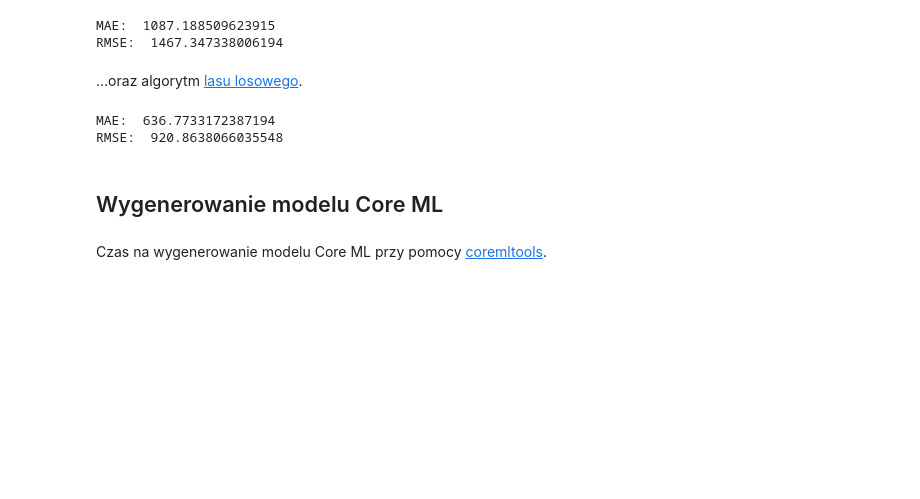
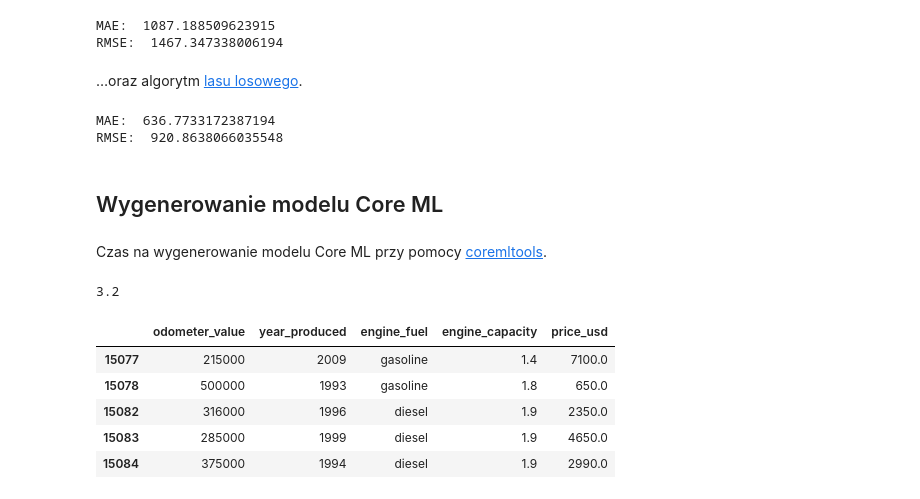
Before and after one commit to notnamenot/ZPSM, a Jupyter notebook: ML/Szacowanie cen samochodów.ipynb, the cells around one changed output. Cells and saved outputs as stored; diff of their text form; code cells hidden in the pictures; blank space fills up the shorter version.

Commit message:
passat interfaceinterface

```diff
--- a/ML/Szacowanie cen samochodów.ipynb
+++ b/ML/Szacowanie cen samochodów.ipynb
@@ -159,3 +159,20 @@ df_passat.to_csv('df_passat.csv')
 
 coreml_model = ct.converters.sklearn.convert(model, list(input_columns),'price_usd')
 coreml_model.save('RandomForestPassatPriceUsd.mlmodel')
+# %%
+df_passat.engine_fuel.unique()
+
+df_passat.head()
+df_passat.year_produced.min()
+df_passat.engine_capacity.max()
+# %% [output]
+3.2
+# %%
+df_passat.head()
+# %% [output]
+|  | odometer_value | year_produced | engine_fuel | engine_capacity | price_usd |
+| 15077 | 215000 | 2009 | gasoline | 1.4 | 7100.0 |
+| 15078 | 500000 | 1993 | gasoline | 1.8 | 650.0 |
+| 15082 | 316000 | 1996 | diesel | 1.9 | 2350.0 |
+| 15083 | 285000 | 1999 | diesel | 1.9 | 4650.0 |
+| 15084 | 375000 | 1994 | diesel | 1.9 | 2990.0 |
```
Also changed, not shown: parts of 1 cell of this notebook, 3 other files.
